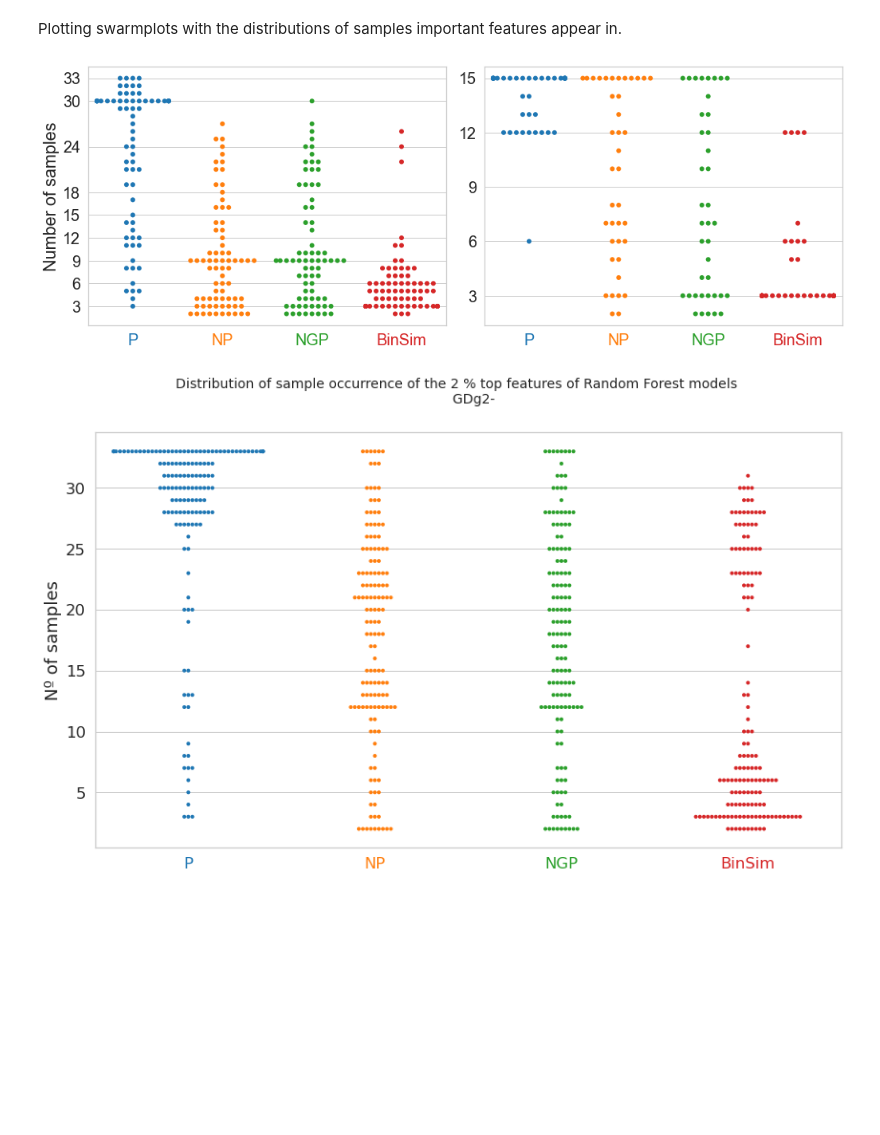
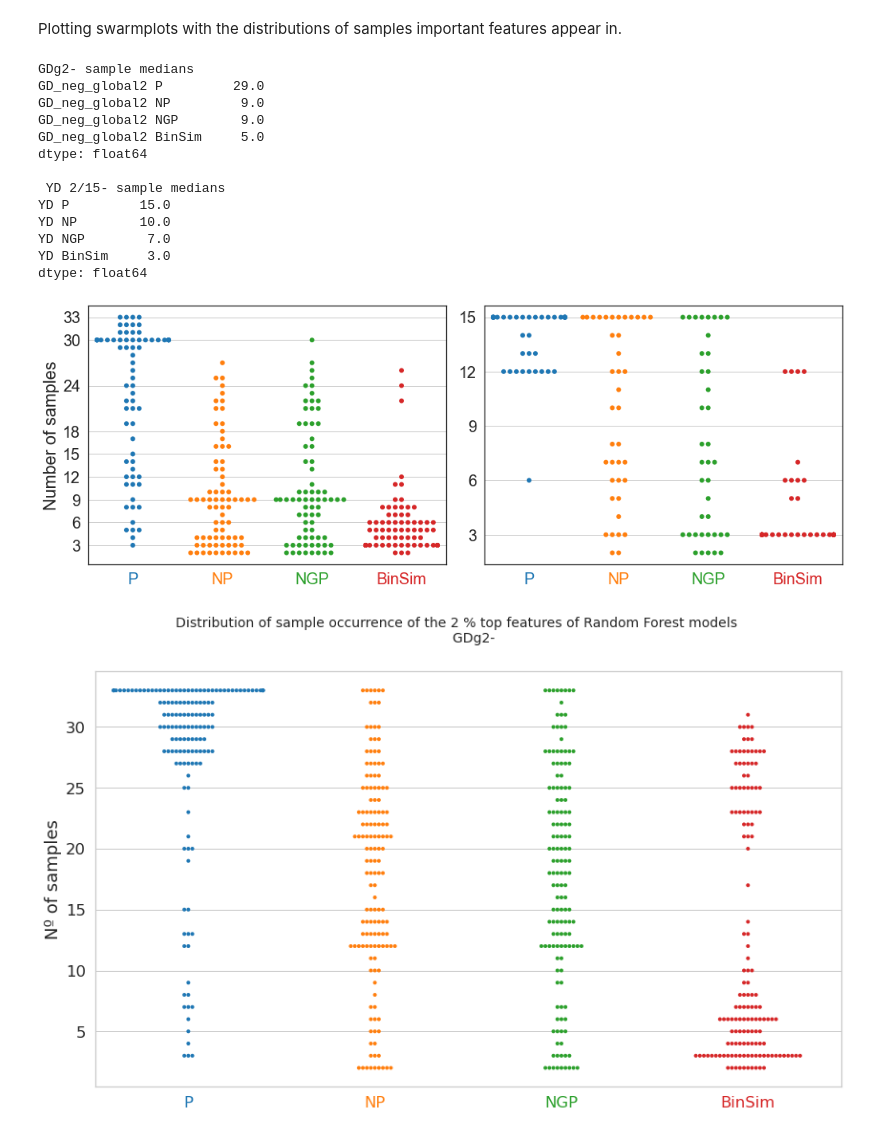
Before and after one commit to aeferreira/binsim_paper, a Jupyter notebook: paper_binsim_supervised.ipynb, the cells around one changed output. Cells and saved outputs as stored; diff of their text form; code cells hidden in the pictures; blank space fills up the shorter version.

```diff
--- a/paper_binsim_supervised.ipynb
+++ b/paper_binsim_supervised.ipynb
@@ -1010,7 +1010,7 @@ df_RF_stats
 # %%
 dist_only = df_RF_stats[['# samples', '# classes', 'samples/classes']]
 line = pd.DataFrame([], columns=dist_only.columns, index=[''])
-display_df = pd.concat([dist_only.iloc[:4], line, dist_only.iloc[4:8]])
+display_df = pd.concat([dist_only.iloc[:4], line, dist_only.iloc[16:20]])
 #display_df
 
 with sns.axes_style("whitegrid"):
@@ -1020,6 +1020,6 @@ with sns.axes_style("whitegrid"):
         bottom, top = ax.get_ylim()
 
         plt.text(1.5,-0.5,'GDg2-',horizontalalignment='center', verticalalignment='center')
-        plt.text(1.5,4.5,'GDg2+',horizontalalignment='center', verticalalignment='center')
+        plt.text(1.5,4.5,'YD 2/15',horizontalalignment='center', verticalalignment='center')
 plt.show()
 # %% [output]
@@ -1035,35 +1035,56 @@ with sns.axes_style("whitegrid"):
 
         df_RF_sample_dist = {name: RF_all[name]['n samples'] for name in RF_all if RF_all[name]['dskey']=='GD_neg_global2'}
         df_RF_sample_dist = pd.DataFrame(df_RF_sample_dist)
+        print('GDg2- sample medians')
+        print(df_RF_sample_dist.median())
         sns.swarmplot(data=df_RF_sample_dist, size=6, palette=colors, ax=axl)
 
         axl.set(xticklabels = ['P','NP','NGP','BinSim'])
         axl.set_ylabel('Number of samples')
         for ticklabel, tickcolor in zip(axl.get_xticklabels(), colors):
             ticklabel.set_color(tickcolor)
         axl.yaxis.set_major_locator(tl)
+        for spine in axl.spines.values():
+            spine.set_edgecolor('0.1')
 
         df_RF_sample_dist = {name: RF_all[name]['n samples'] for name in RF_all if RF_all[name]['dskey']=='YD'}
         df_RF_sample_dist = pd.DataFrame(df_RF_sample_dist)
+        print('\n YD 2/15- sample medians')
+        print(df_RF_sample_dist.median())
         sns.swarmplot(data=df_RF_sample_dist, size=6, palette=colors, ax=axr)
 
         axr.set(xticklabels = ['P','NP','NGP','BinSim'])
         #axr.set_ylabel('Number of samples')
         for ticklabel, tickcolor in zip(axr.get_xticklabels(), colors):
             ticklabel.set_color(tickcolor)
         axr.yaxis.set_major_locator(tl)
+        for spine in axr.spines.values():
+            spine.set_edgecolor('0.1')
 
         #title = """Distribution of sample occurrence of the 2 % top features of Random Forest models
         #GDg2-"""
         title = ''
 
         #f.suptitle(title, fontsize=14)
         f.savefig('paperimages/fi_dist_RF.png', dpi=600)
         f.savefig('paperimages/fi_dist_RF.pdf', dpi=200)
         #plt.savefig('RF-NGD-IF')
         plt.show()
 # %% [output]
+GDg2- sample medians
+GD_neg_global2 P         29.0
+GD_neg_global2 NP         9.0
+GD_neg_global2 NGP        9.0
+GD_neg_global2 BinSim     5.0
+dtype: float64
+
+ YD 2/15- sample medians
+YD P         15.0
+YD NP        10.0
+YD NGP        7.0
+YD BinSim     3.0
+dtype: float64
-[figure, old version]
+[figure, new version]
 # %%
 df_RF_sample_dist = {name: RF_all[name]['n samples'] for name in RF_all if RF_all[name]['dskey']=='GD_pos_global2'}
 df_RF_sample_dist = pd.DataFrame(df_RF_sample_dist)
```
Also changed, not shown: parts of 7 cells of this notebook, 1 other file.
